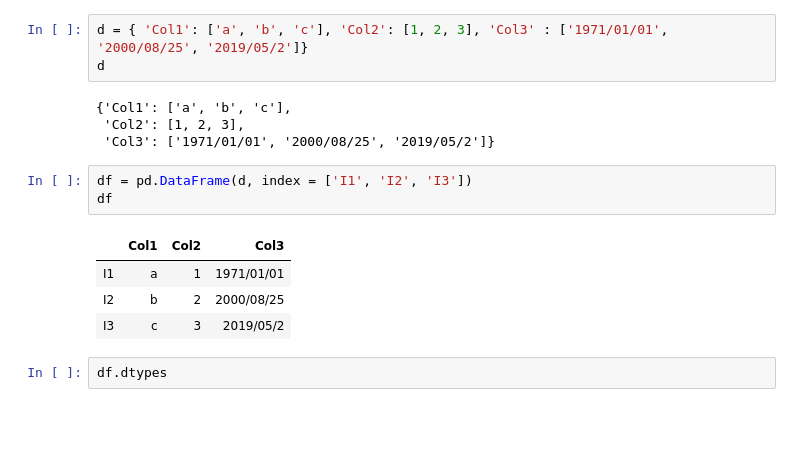
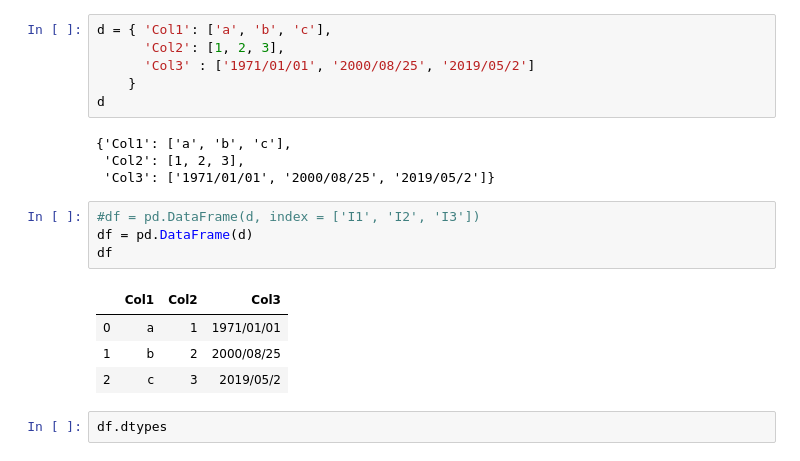
Before and after one commit to RafaelHarispe/WorkShopDS, a Jupyter notebook: Taller Pandas DF.ipynb, the cells around one changed output. Drawn from its saved outputs; the diff is of its cells as text; blank space fills up the shorter version.

```diff
--- a/Taller Pandas DF.ipynb
+++ b/Taller Pandas DF.ipynb
@@ -83,20 +109,24 @@ df
 # %% [markdown]
 ### Contruccioon con diccionario
 # %%
-d = { 'Col1': ['a', 'b', 'c'], 'Col2': [1, 2, 3], 'Col3' : ['1971/01/01', '2000/08/25', '2019/05/2']}
+d = { 'Col1': ['a', 'b', 'c'],
+      'Col2': [1, 2, 3],
+      'Col3' : ['1971/01/01', '2000/08/25', '2019/05/2']
+    }
 d
 # %% [output]
 {'Col1': ['a', 'b', 'c'],
  'Col2': [1, 2, 3],
  'Col3': ['1971/01/01', '2000/08/25', '2019/05/2']}
 # %%
-df = pd.DataFrame(d, index = ['I1', 'I2', 'I3'])
+#df = pd.DataFrame(d, index = ['I1', 'I2', 'I3'])
+df = pd.DataFrame(d)
 df
 # %% [output]
 |  | Col1 | Col2 | Col3 |
-| I1 | a | 1 | 1971/01/01 |
-| I2 | b | 2 | 2000/08/25 |
-| I3 | c | 3 | 2019/05/2 |
+| 0 | a | 1 | 1971/01/01 |
+| 1 | b | 2 | 2000/08/25 |
+| 2 | c | 3 | 2019/05/2 |
 # %%
 df.dtypes
 # %% [output]
```
Also changed, not shown: parts of 72 cells of this notebook, 4 other files.
